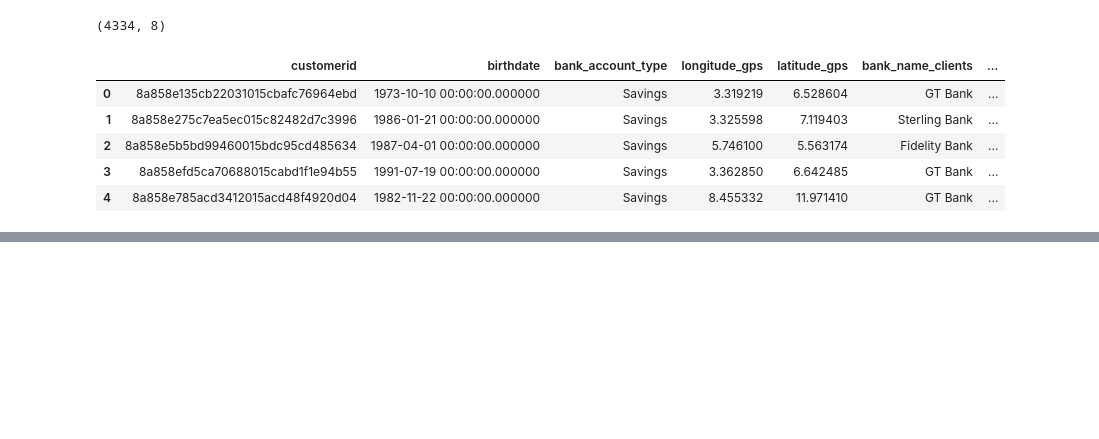
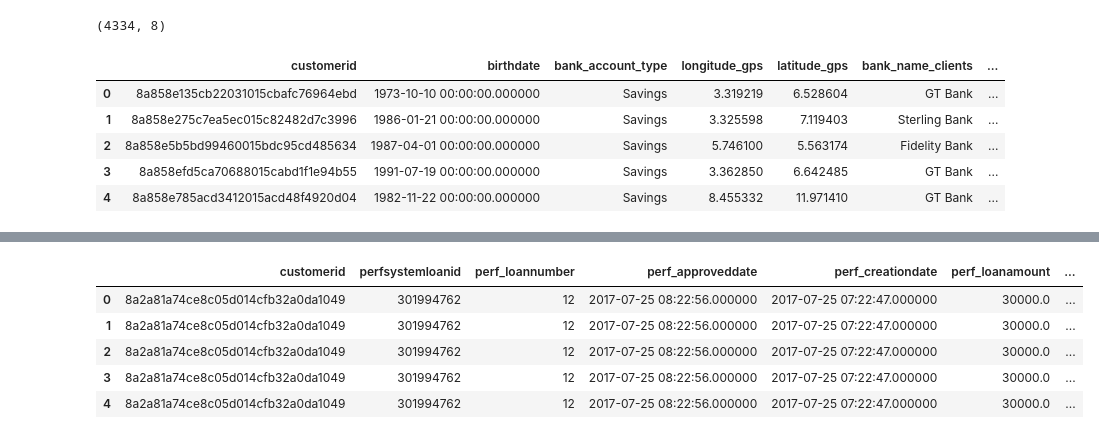
Before and after one commit to kakopo/loan-default-prediction-challenge-group-8, a Jupyter notebook: jupyter_notebook/data_analysis.ipynb, the cells around one changed output, grey strips where cells are left out. Saved outputs shown, nothing was run; the diff lists cells and outputs as text; code cells hidden in the pictures; blank space fills up the shorter version.

Commit message:
merged all datasets

```diff
--- a/jupyter_notebook/data_analysis.ipynb
+++ b/jupyter_notebook/data_analysis.ipynb
@@ -149 +160,3 @@ intersection = np.intersect1d(arr1, arr3)
+# %%
+perf = perf.drop(columns=['referredby'])
 # %%
@@ -161 +187,3 @@ intersection2 =np.intersect1d(intersection, arr2)
+# %%
+prev = prev.drop(columns=['referredby'])
 # %%
@@ -164,0 +257,3 @@ intersection2.shape
+# %%
+perf.columns = ['customerid','perfsystemloanid','perf_loannumber','perf_approveddate','perf_creationdate',
+                'perf_loanamount','perf_totaldue','perf_termdays','good_bad_flag']
@@ -164,0 +279,10 @@ intersection2.shape
+# %%
+loandata = pd.merge(perf, prev, on='customerid')
+loandata.head()
+# %% [output]
+|  | customerid | perfsystemloanid | perf_loannumber | perf_approveddate | perf_creationdate | perf_loanamount | ... |
+| 0 | 8a2a81a74ce8c05d014cfb32a0da1049 | 301994762 | 12 | 2017-07-25 08:22:56.000000 | 2017-07-25 07:22:47.000000 | 30000.0 | ... |
+| 1 | 8a2a81a74ce8c05d014cfb32a0da1049 | 301994762 | 12 | 2017-07-25 08:22:56.000000 | 2017-07-25 07:22:47.000000 | 30000.0 | ... |
+| 2 | 8a2a81a74ce8c05d014cfb32a0da1049 | 301994762 | 12 | 2017-07-25 08:22:56.000000 | 2017-07-25 07:22:47.000000 | 30000.0 | ... |
+| 3 | 8a2a81a74ce8c05d014cfb32a0da1049 | 301994762 | 12 | 2017-07-25 08:22:56.000000 | 2017-07-25 07:22:47.000000 | 30000.0 | ... |
+| 4 | 8a2a81a74ce8c05d014cfb32a0da1049 | 301994762 | 12 | 2017-07-25 08:22:56.000000 | 2017-07-25 07:22:47.000000 | 30000.0 | ... |
```
Also changed, not shown: parts of 27 cells of this notebook.
